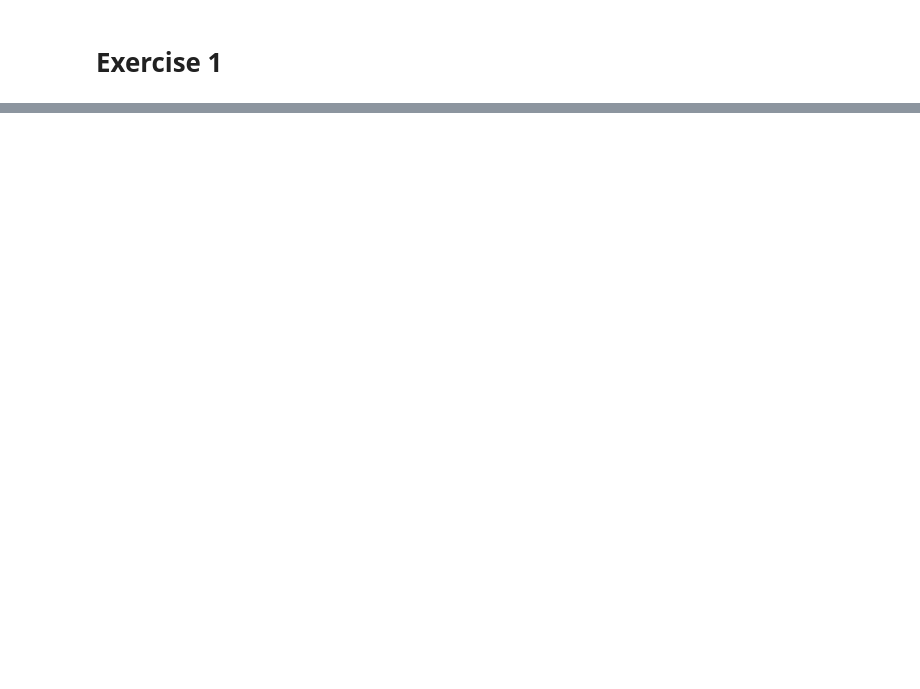
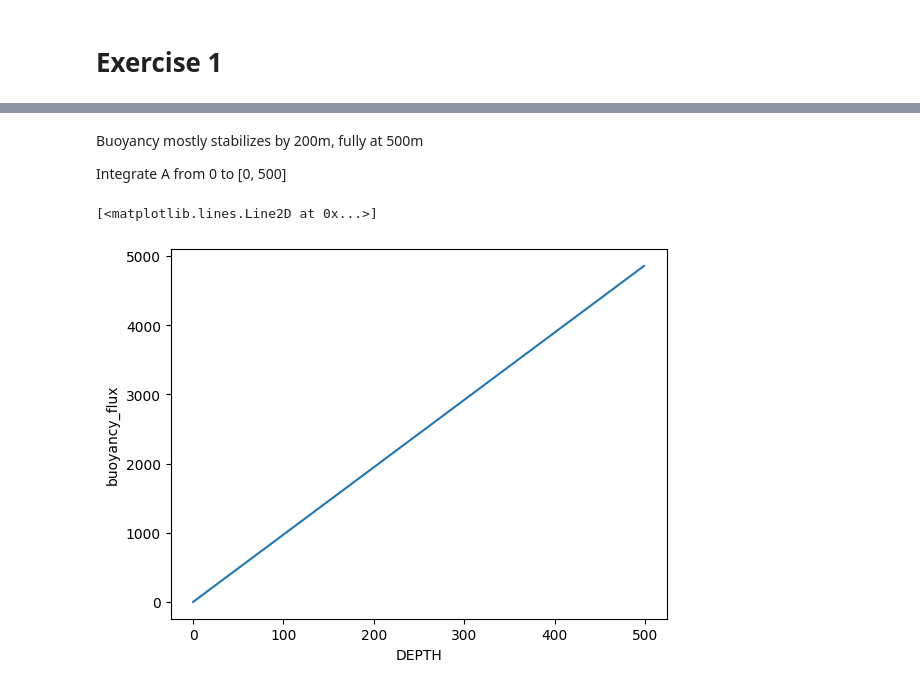
Before and after one commit to JRethemeier/Thermohaline-Circulation, a Jupyter notebook: Assignment8/exercise1.ipynb, the cells around one changed output, grey strips where cells are left out. Drawn from its saved outputs; the diff is of its cells as text; code cells hidden in the pictures; blank space fills up the shorter version.

```diff
--- a/Assignment8/exercise1.ipynb
+++ b/Assignment8/exercise1.ipynb
@@ -56,0 +59,10 @@ ValueError: Variable 'rho': Could not convert tuple of form (dims, data[, attrs,
+# %% [markdown]
+Buoyancy mostly stabilizes by 200m, fully at 500m
+
+Integrate A from 0 to [0, 500]
+# %%
+flux_profile = rho_profile.assign(buoyancy_flux=a_profile["buoyancy"]*a_profile["depth"])
+flux_profile.sel(DEPTH=slice(0, 500)).buoyancy_flux.plot()
+# %% [output]
+[<matplotlib.lines.Line2D at 0x...>]
+[figure, added]
```
Also changed, not shown: parts of 6 cells of this notebook.
